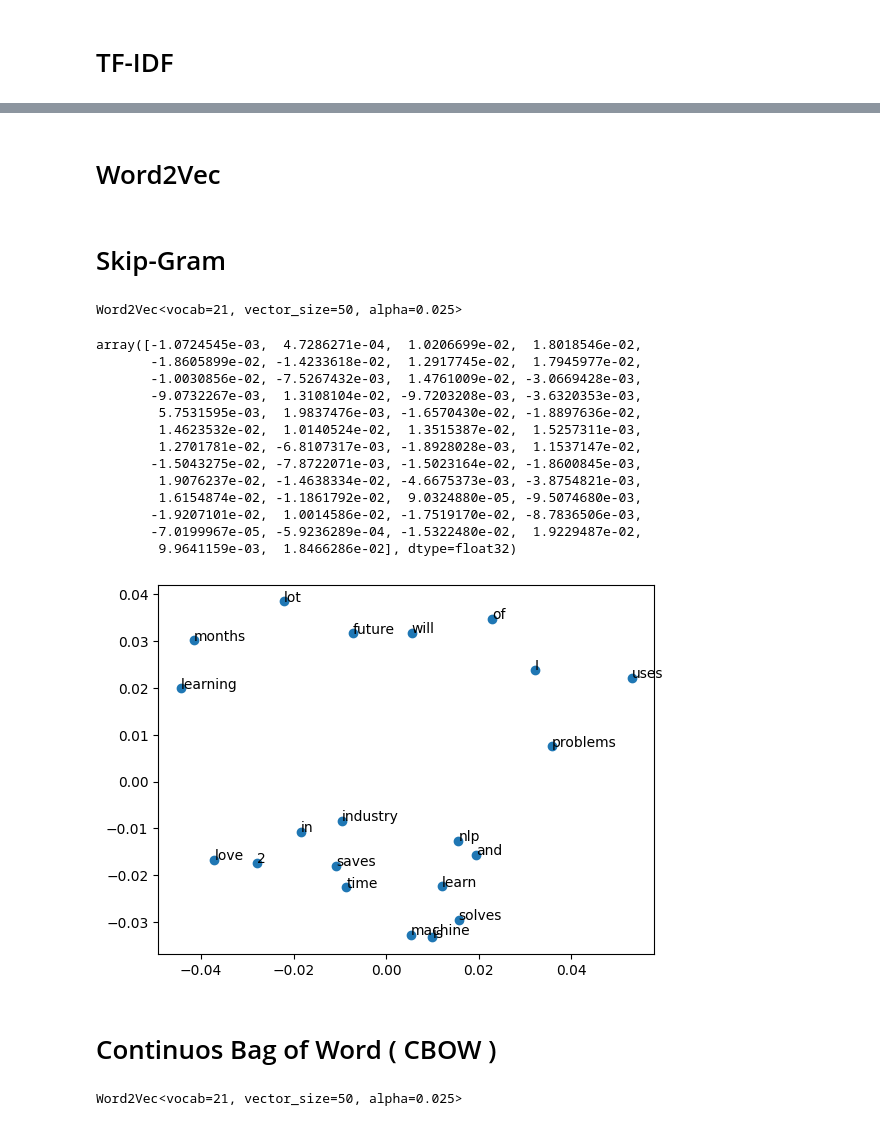
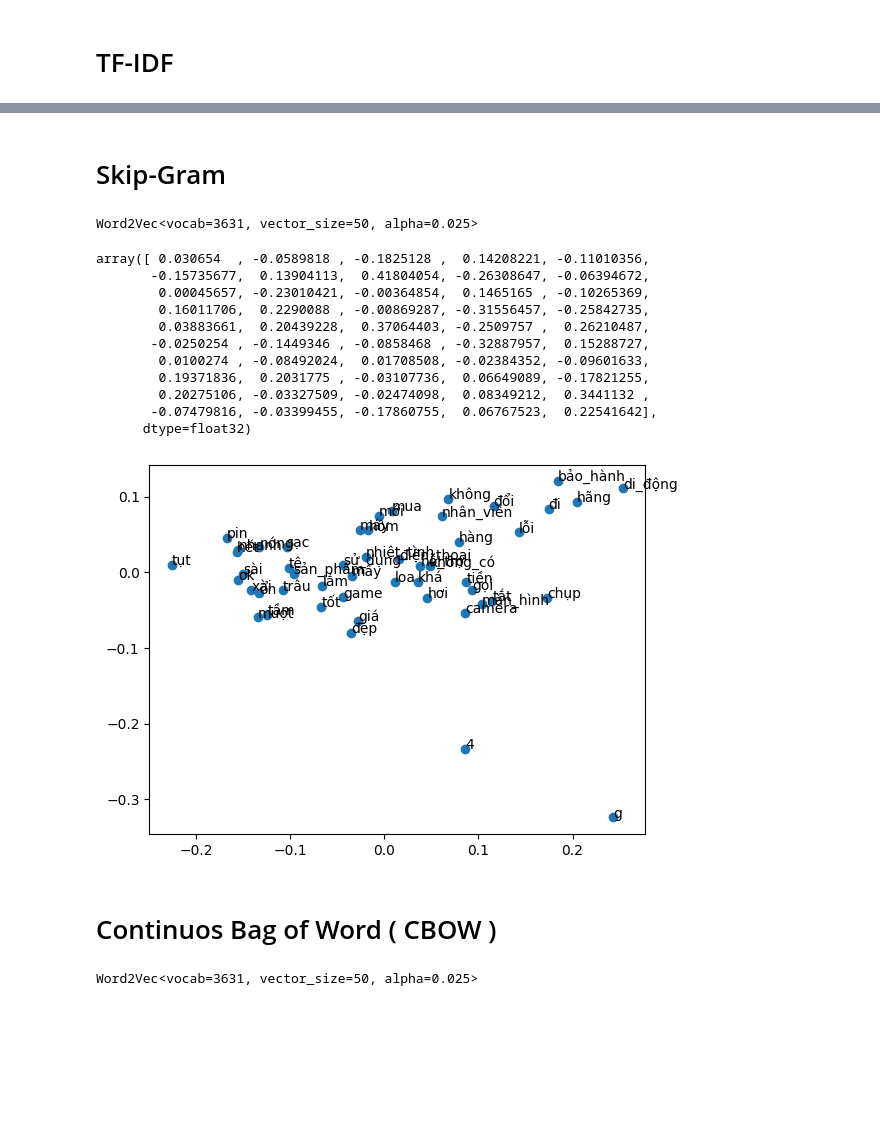
Before and after one commit to DinhManhAVG/Comment-Sentiment-Analysis, a Jupyter notebook: feature_extraction/feature_extraction.ipynb, the cells around one changed output, grey strips where cells are left out. Saved outputs shown, nothing was run; the diff lists cells and outputs as text; code cells hidden in the pictures; blank space fills up the shorter version.

```diff
--- a/feature_extraction/feature_extraction.ipynb
+++ b/feature_extraction/feature_extraction.ipynb
@@ -8,5 +13,5 @@ import itertools
 # %%
 # Read your CSV file
-df = pd.read_csv('../data/phone_ratings_cleaned.csv')
+df = pd.read_csv('../data/phone_ratings_cleaned_final.csv')
 df.head()
 # %% [output]
@@ -19,7 +24,7 @@ df.head()
 # %% [markdown]
 # 1. One Hot Encoding
 # %%
-comments = df['comment'].astype(str).tolist()
+comments = df['comment_clean'].astype(str).tolist()
 # %%
 comment_one_hot_encoding = comments
 # %%
@@ -114 +159,4 @@ comments_occurence_matrix = comments
+# %%
+comments_occurence_matrix = comments
+sentences_comments = [comment.split() for comment in comments_occurence_matrix]
 # %%
@@ -197,4 +236,2 @@ df
-# %% [markdown]
-# Word2Vec
 # %% [markdown]
 # Skip-Gram
@@ -206,48 +238,46 @@ from matplotlib import pyplot
 # %%
-sentences = [['I', 'love', 'nlp'],
-              ['I', 'will', 'learn', 'nlp', 'in', '2','months'],
-              ['nlp', 'is', 'future'],
-              [ 'nlp', 'saves', 'time', 'and', 'solves', 'lot', 'of', 'industry', 'problems'],
-              ['nlp', 'uses', 'machine', 'learning']]
 # training the model
 # sg = 1, skipgarm, sg = 0, cbow
-skipgram = Word2Vec(sentences,vector_size=50, window= 3, min_count=1, sg= 1)
+skipgram = Word2Vec(sentences_comments,vector_size=50, window= 3, min_count=1, sg= 1)
 # %%
 print(skipgram)
 # %% [output]
-Word2Vec<vocab=21, vector_size=50, alpha=0.025>
+Word2Vec<vocab=3631, vector_size=50, alpha=0.025>
 # %%
 # access vector for one word
-skipgram.wv['nlp']
+skipgram.wv['hỏng']
 # %% [output]
-array([-1.0724545e-03,  4.7286271e-04,  1.0206699e-02,  1.8018546e-02,
-       -1.8605899e-02, -1.4233618e-02,  1.2917745e-02,  1.7945977e-02,
-       -1.0030856e-02, -7.5267432e-03,  1.4761009e-02, -3.0669428e-03,
-       -9.0732267e-03,  1.3108104e-02, -9.7203208e-03, -3.6320353e-03,
-        5.7531595e-03,  1.9837476e-03, -1.6570430e-02, -1.8897636e-02,
-        1.4623532e-02,  1.0140524e-02,  1.3515387e-02,  1.5257311e-03,
-        1.2701781e-02, -6.8107317e-03, -1.8928028e-03,  1.1537147e-02,
-       -1.5043275e-02, -7.8722071e-03, -1.5023164e-02, -1.8600845e-03,
-        1.9076237e-02, -1.4638334e-02, -4.6675373e-03, -3.8754821e-03,
-        1.6154874e-02, -1.1861792e-02,  9.0324880e-05, -9.5074680e-03,
-       -1.9207101e-02,  1.0014586e-02, -1.7519170e-02, -8.7836506e-03,
-       -7.0199967e-05, -5.9236289e-04, -1.5322480e-02,  1.9229487e-02,
-        9.9641159e-03,  1.8466286e-02], dtype=float32)
+array([ 0.030654  , -0.0589818 , -0.1825128 ,  0.14208221, -0.11010356,
+       -0.15735677,  0.13904113,  0.41804054, -0.26308647, -0.06394672,
+        0.00045657, -0.23010421, -0.00364854,  0.1465165 , -0.10265369,
+        0.16011706,  0.2290088 , -0.00869287, -0.31556457, -0.25842735,
+        0.03883661,  0.20439228,  0.37064403, -0.2509757 ,  0.26210487,
+       -0.0250254 , -0.1449346 , -0.0858468 , -0.32887957,  0.15288727,
+        0.0100274 , -0.08492024,  0.01708508, -0.02384352, -0.09601633,
+        0.19371836,  0.2031775 , -0.03107736,  0.06649089, -0.17821255,
+        0.20275106, -0.03327509, -0.02474098,  0.08349212,  0.3441132 ,
+       -0.07479816, -0.03399455, -0.17860755,  0.06767523,  0.22541642],
+      dtype=float32)
 # %%
 # save model
 skipgram.save('skipgram.bin')
 # load model
 skipgram = Word2Vec.load('skipgram.bin')
 # T -SNE plot í one of the way to evaluate word embedding
 X = skipgram.wv[skipgram.wv.index_to_key]
+X_subset = X[:50]
 pca = PCA(n_components=2)
-result = pca.fit_transform(X)
+result = pca.fit_transform(X_subset)
 pyplot.scatter(result[:,0], result[:,1])
 words = list(skipgram.wv.index_to_key)
-for i, word in enumerate(words):
+
+words_to_plot = words[:50]  # Plot only the first 100 words
+
+
+for i, word in enumerate(words_to_plot):
   pyplot.annotate(word, xy=(result[i, 0], result[i, 1]))
 pyplot.show()
 # %% [output]
-[figure, old version]
+[figure, new version]
 # %% [markdown]
 # Continuos Bag of Word ( CBOW )
@@ -259,12 +284,7 @@ from matplotlib import pyplot
 # %%
-sentences = [['I', 'love', 'nlp'],
-              ['I', 'will', 'learn', 'nlp', 'in', '2','months'],
-              ['nlp', 'is', 'future'],
-              [ 'nlp', 'saves', 'time', 'and', 'solves', 'lot', 'of', 'industry', 'problems'],
-              ['nlp', 'uses', 'machine', 'learning']]
 # training the model
-cbow = Word2Vec(sentences,vector_size=50, window= 3, min_count=1, sg= 0)
+cbow = Word2Vec(sentences_comments,vector_size=50, window= 3, min_count=1, sg= 0)
 print(cbow)
 # %% [output]
-Word2Vec<vocab=21, vector_size=50, alpha=0.025>
+Word2Vec<vocab=3631, vector_size=50, alpha=0.025>
 # %%
```
Also changed, not shown: parts of 24 cells of this notebook, 5 other files.
